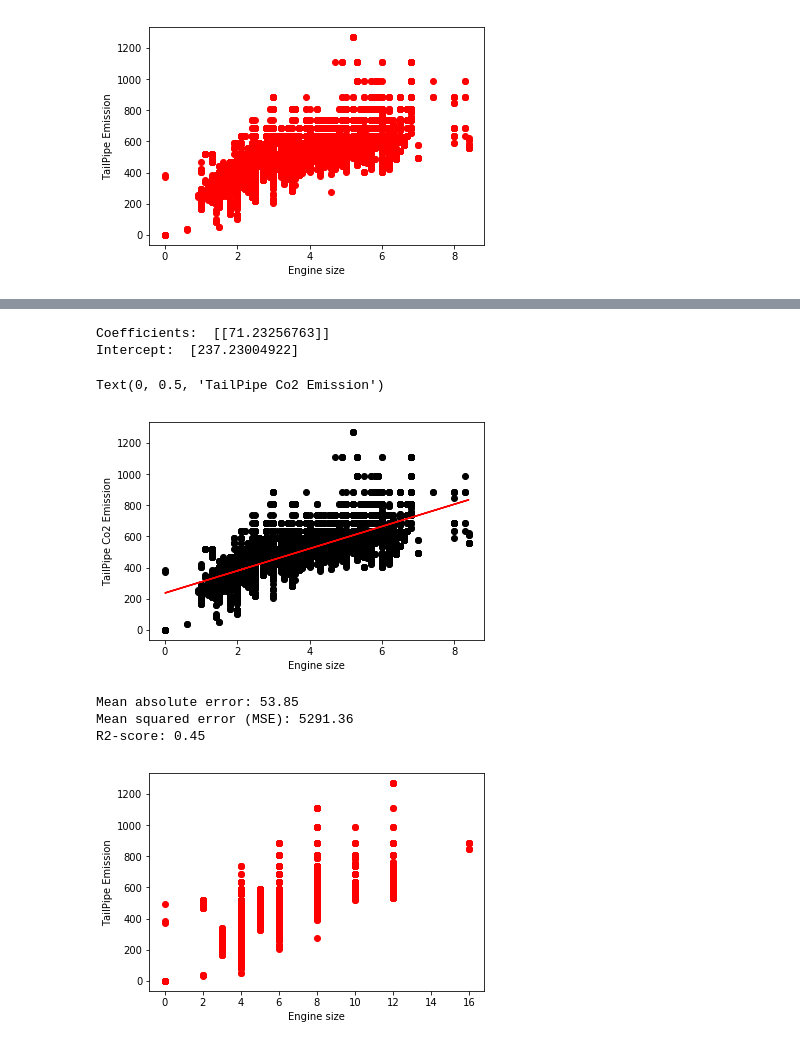
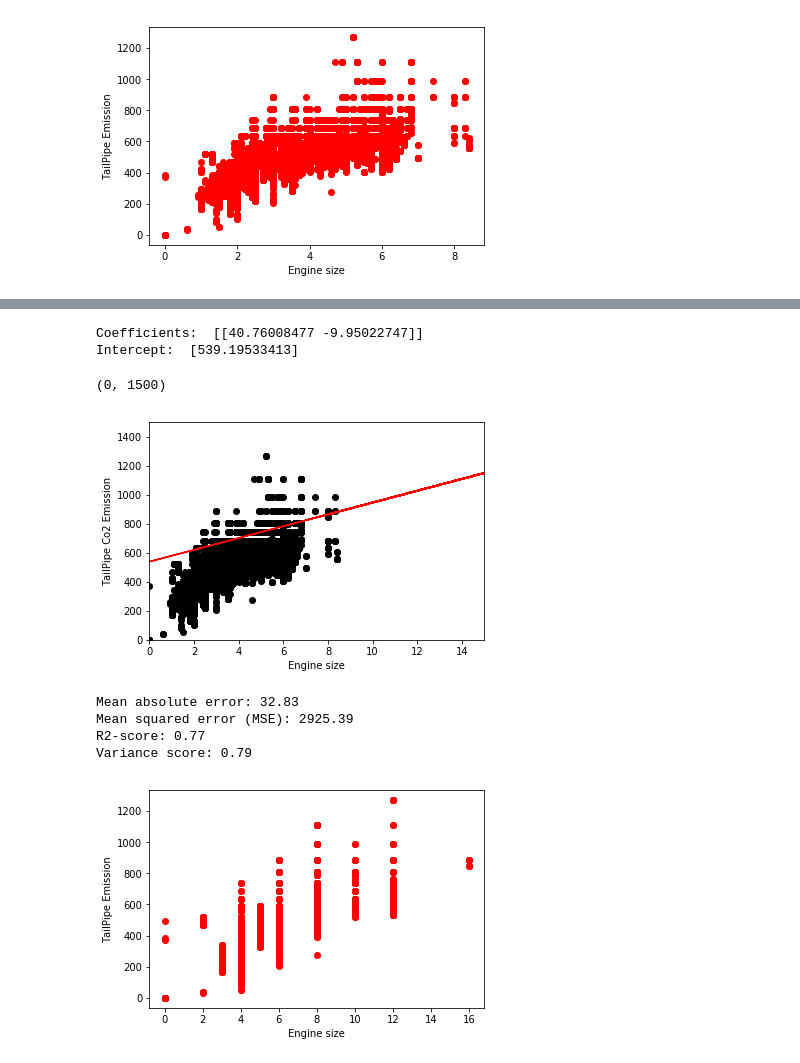
Before and after one commit to Dalbir2007/Skills, a Jupyter notebook: Capstone 1.ipynb, the cells around one changed output, grey strips where cells are left out. Saved outputs shown, nothing was run; the diff lists cells and outputs as text; code cells hidden in the pictures.

```diff
--- a/Capstone 1.ipynb
+++ b/Capstone 1.ipynb
@@ -440,37 +439,44 @@ plt.show()
 # %%
 from sklearn import linear_model
 regr = linear_model.LinearRegression()
-train_x = np.asanyarray(train[['displ']])
+train_x = np.asanyarray(train[['displ', 'comb08']])
 train_y = np.asanyarray(train[['co2TailpipeGpm']])
 regr.fit (train_x, train_y)
 # The coefficients
 print ('Coefficients: ', regr.coef_)
-print ('Intercept: ',regr.intercept_)future_carbon = range(9700, 10000, 50)
+print ('Intercept: ',regr.intercept_)
 # %% [output]
-Coefficients:  [[71.23256763]]
-Intercept:  [237.23004922]
+Coefficients:  [[40.76008477 -9.95022747]]
+Intercept:  [539.19533413]
 # %%
 plt.scatter(train.displ, train.co2TailpipeGpm,  color='black')
 plt.plot(train_x, regr.coef_[0][0]*train_x + regr.intercept_[0], '-r')
 plt.xlabel("Engine size")
 plt.ylabel("TailPipe Co2 Emission")
+plt.xlim([0,15])
+plt.ylim([0,1500])
 # %% [output]
-Text(0, 0.5, 'TailPipe Co2 Emission')
+(0, 1500)
-[figure, old version]
+[figure, new version]
 # %%
 from sklearn.metrics import r2_score
 
-test1 = np.asanyarray(test[['displ']])
+
+test1 = np.asanyarray(test[['displ', 'comb08']])
 test2 = np.asanyarray(test[['co2TailpipeGpm']])
 test3 = regr.predict(test1)
 
 print("Mean absolute error: %.2f" % np.mean(np.absolute(test3 - test2)))
 print("Mean squared error (MSE): %.2f" % np.mean((test3 - test2) ** 2))
 print("R2-score: %.2f" % r2_score(test3 , test2) )
+
+# Explained variance score: 1 is perfect prediction
+print('Variance score: %.2f' % regr.score(test1, test2))
 # %% [output]
-Mean absolute error: 53.85
-Mean squared error (MSE): 5291.36
-R2-score: 0.45
+Mean absolute error: 32.83
+Mean squared error (MSE): 2925.39
+R2-score: 0.77
+Variance score: 0.79
 # %%
 plt.scatter(Co2.cylinders, Co2.co2TailpipeGpm,  color='red')
 plt.xlabel("Engine size")
```
Also changed, not shown: parts of 5 cells of this notebook.
